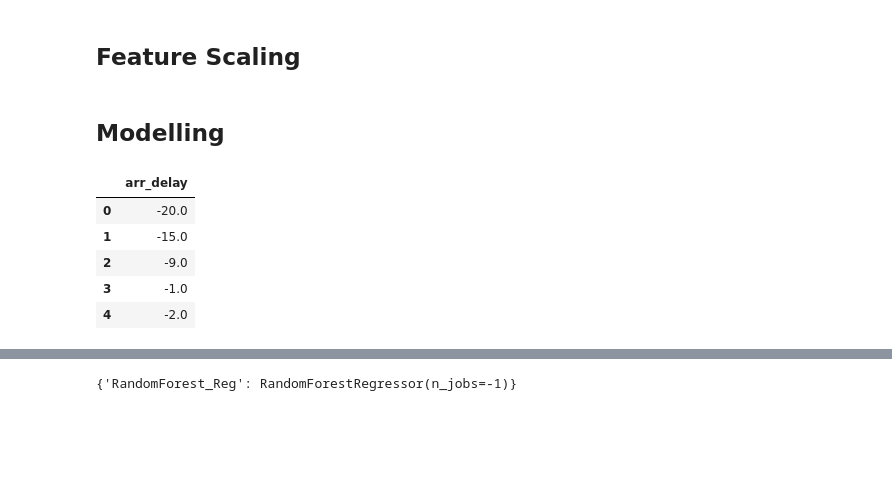
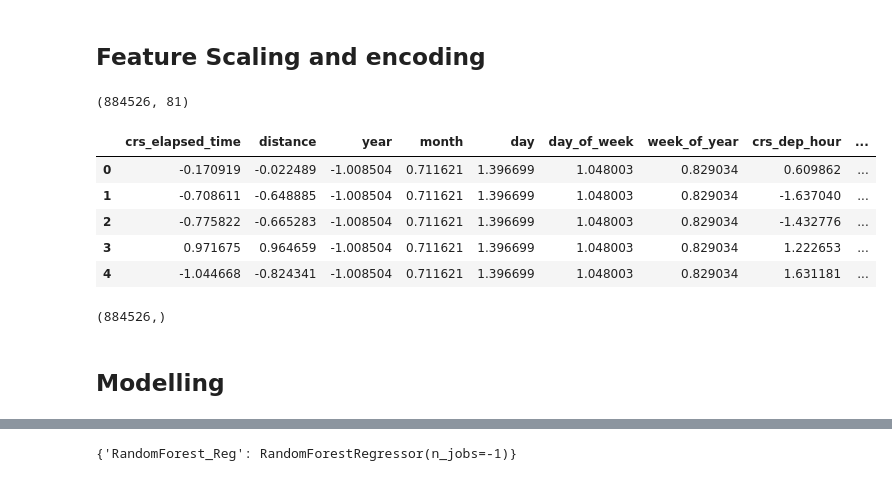
Before and after one commit to Zmek95/Flight_Delay_Predictor, a Jupyter notebook: full_framework.ipynb, the cells around one changed output, grey strips where cells are left out. Saved outputs shown, nothing was run; the diff lists cells and outputs as text; code cells hidden in the pictures; blank space fills up the shorter version.

```diff
--- a/full_framework.ipynb
+++ b/full_framework.ipynb
@@ -19,2 +107,2 @@ X_df.head()
 # %% [markdown]
-## Feature Scaling
+## Feature Scaling and encoding
@@ -21,4 +111,18 @@ X_df.head()
 # %%
-train_cleaned, scaler = scale_encoder(train_n_null)
+scaled_df, scaler = scale_encoder(X_df)
+print(scaled_df.shape)
+scaled_df.head()
+# %% [output]
+(884526, 81)
+|  | crs_elapsed_time | distance | year | month | day | day_of_week | week_of_year | crs_dep_hour | ... |
+| 0 | -0.170919 | -0.022489 | -1.008504 | 0.711621 | 1.396699 | 1.048003 | 0.829034 | 0.609862 | ... |
+| 1 | -0.708611 | -0.648885 | -1.008504 | 0.711621 | 1.396699 | 1.048003 | 0.829034 | -1.637040 | ... |
+| 2 | -0.775822 | -0.665283 | -1.008504 | 0.711621 | 1.396699 | 1.048003 | 0.829034 | -1.432776 | ... |
+| 3 | 0.971675 | 0.964659 | -1.008504 | 0.711621 | 1.396699 | 1.048003 | 0.829034 | 1.222653 | ... |
+| 4 | -1.044668 | -0.824341 | -1.008504 | 0.711621 | 1.396699 | 1.048003 | 0.829034 | 1.631181 | ... |
+# %%
+y_df.shape
+# %% [output]
+(884526,)
 # %% [markdown]
 ## Modelling
@@ -30,12 +129,3 @@ y_df = pd.read_csv('data/target.csv')
-# %%
-y_df.head()
-# %% [output]
-|  | arr_delay |
-| 0 | -20.0 |
-| 1 | -15.0 |
-| 2 | -9.0 |
-| 3 | -1.0 |
-| 4 | -2.0 |
 # %%
 from src.modules.models import randforest_reg, ensemble_feature_importance, regmodel_evaluation
 # %%
```
Also changed, not shown: parts of 25 cells of this notebook, 1 other file.
